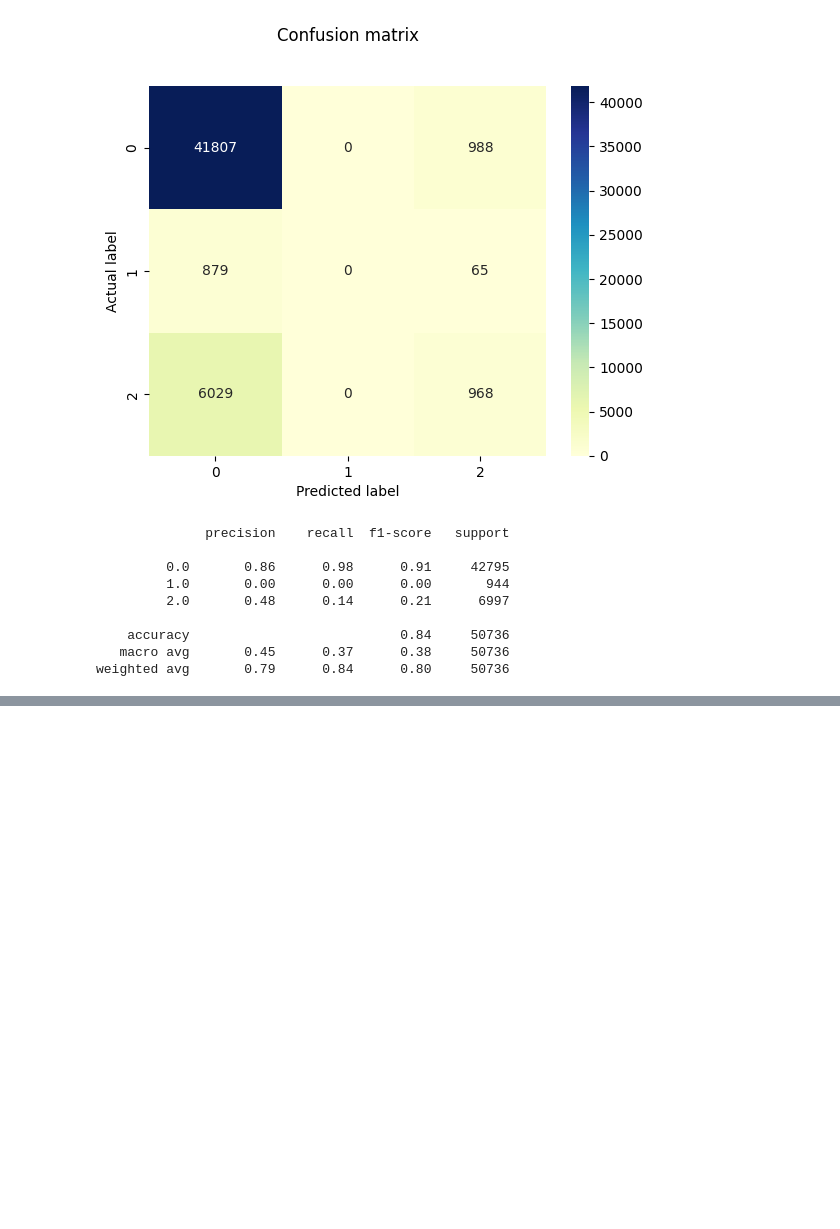
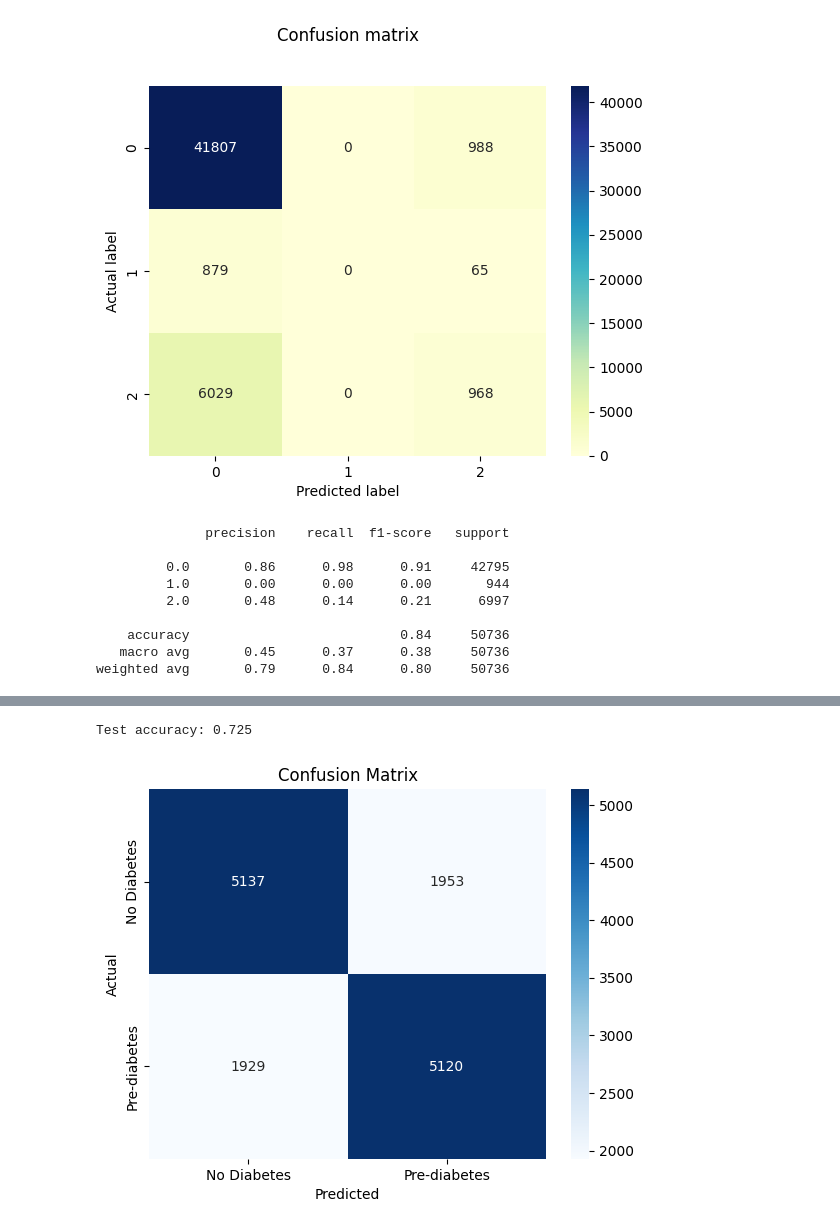
Before and after one commit to sykathowlader/group6_introToAi, a Jupyter notebook: K_NN.ipynb, the cells around one changed output, grey strips where cells are left out. Cells and saved outputs as stored; diff of their text form; code cells hidden in the pictures; blank space fills up the shorter version.

```diff
--- a/K_NN.ipynb
+++ b/K_NN.ipynb
@@ -211,0 +279,6 @@ weighted avg       0.79      0.84      0.80     50736
+# %%
+url = "https://sykathowlader.github.io/visualization_data/diabetes50_50.csv"
+
+#Store the dataset into a pandas DataFrame
+df3 = pd.read_csv(url)
+df3.head()
@@ -211,0 +293,40 @@ weighted avg       0.79      0.84      0.80     50736
+# %%
+# Assuming the correct column name is 'Diabetes_012'
+y3 = df3['Diabetes_binary']
+X3 = df3.drop('Diabetes_binary', axis=1)
+
+# Scale the features
+scaler3 = StandardScaler()
+numerical_columns3 = X3.select_dtypes(include=[np.number]).columns
+X3[numerical_columns3] = scaler3.fit_transform(X3[numerical_columns3])
+
+# Split the dataset into training and testing sets
+X_train3, X_test3, y_train3, y_test3 = train_test_split(X3, y3, test_size=0.2, random_state=42)
+
+# Initialize the k-NN classifier
+knn_classifier3 = KNeighborsClassifier(n_neighbors=12)
+
+# Train the k-NN model
+knn_classifier3.fit(X_train3, y_train3)
+
+# Make predictions on the test set
+y_pred3 = knn_classifier3.predict(X_test3)
+
+# Evaluate the model
+accuracy3 = accuracy_score(y_test3, y_pred3)
+print(f'Test accuracy: {accuracy3:.3f}')
+# %% [output]
+Test accuracy: 0.725
+# %%
+# Generate confusion matrix
+conf_matrix3 = confusion_matrix(y_test3, y_pred3)
+
+# Display confusion matrix with axis labels
+labels3 = ['No Diabetes', 'Pre-diabetes']
+sns.heatmap(conf_matrix3, annot=True, fmt='d', cmap='Blues', xticklabels=labels3, yticklabels=labels3)
+plt.xlabel('Predicted')
+plt.ylabel('Actual')
+plt.title('Confusion Matrix')
+plt.show()
+# %% [output]
+[figure, added]
```
Also changed, not shown: parts of 9 cells of this notebook.
